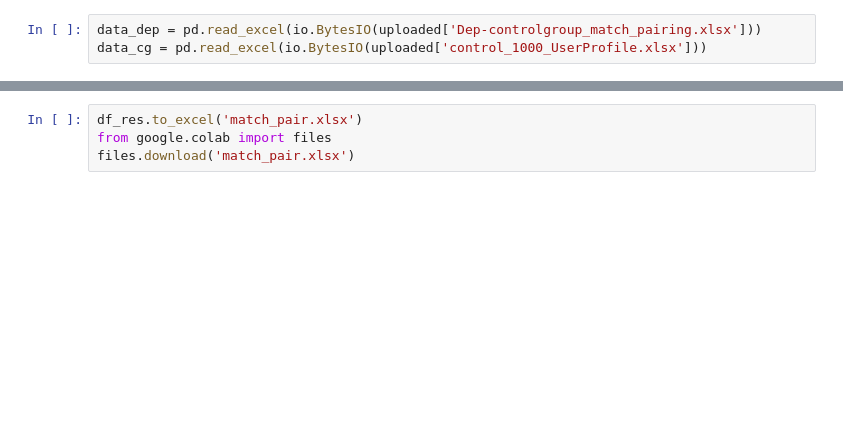
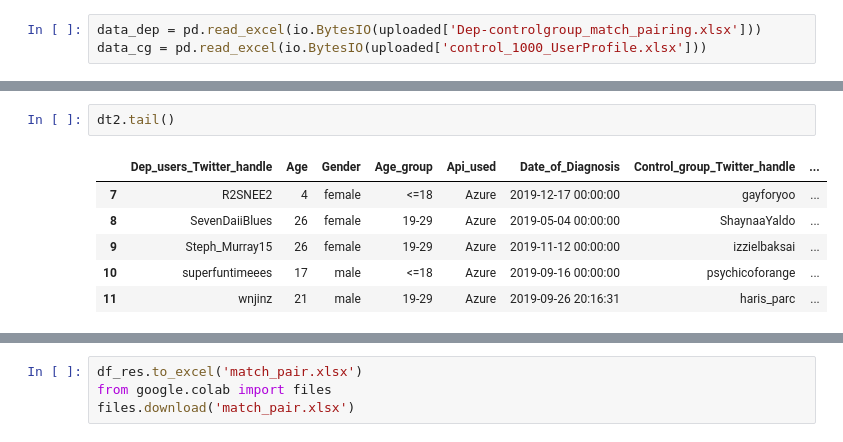
Before and after one commit to abhilashhn1993/topic-modeling-to-identify-depression-markers, a Jupyter notebook: ControlGroupMatchPairing.ipynb, the cells around one changed output, grey strips where cells are left out. Drawn from its saved outputs; the diff is of its cells as text; blank space fills up the shorter version.

```diff
--- a/ControlGroupMatchPairing.ipynb
+++ b/ControlGroupMatchPairing.ipynb
@@ -54,0 +93,9 @@ for index,row in data_dep.iterrows():
+# %%
+dt2.tail()
+# %% [output]
+|  | Dep_users_Twitter_handle | Age | Gender | Age_group | Api_used | Date_of_Diagnosis | Control_group_Twitter_handle | ... |
+| 7 | R2SNEE2 | 4 | female | <=18 | Azure | 2019-12-17 00:00:00 | gayforyoo | ... |
+| 8 | SevenDaiiBlues | 26 | female | 19-29 | Azure | 2019-05-04 00:00:00 | ShaynaaYaldo | ... |
+| 9 | Steph_Murray15 | 26 | female | 19-29 | Azure | 2019-11-12 00:00:00 | izzielbaksai | ... |
+| 10 | superfuntimeees | 17 | male | <=18 | Azure | 2019-09-16 00:00:00 | psychicoforange | ... |
+| 11 | wnjinz | 21 | male | 19-29 | Azure | 2019-09-26 20:16:31 | haris_parc | ... |
```
Also changed, not shown: parts of 10 cells of this notebook.
